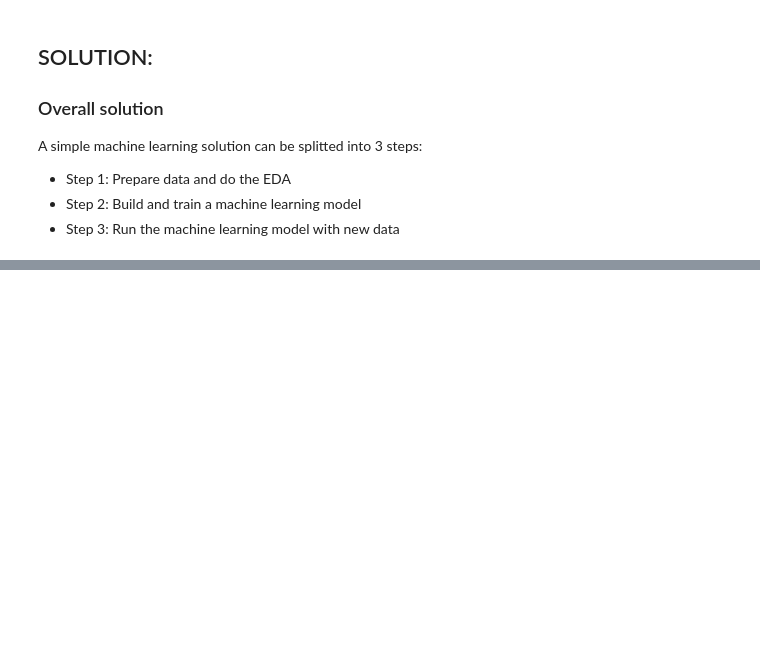
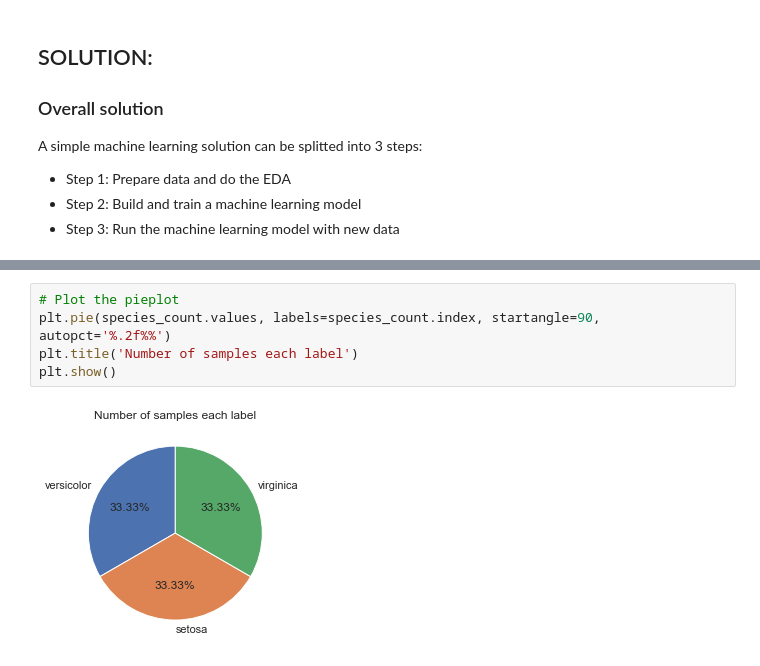
Before and after one commit to MinhHuuNguyen/mci-python, a Jupyter notebook: python/solution_iris_dataset.ipynb, the cells around one changed output, grey strips where cells are left out. Cells and saved outputs as stored; diff of their text form; blank space fills up the shorter version.

```diff
--- a/python/solution_iris_dataset.ipynb
+++ b/python/solution_iris_dataset.ipynb
@@ -29,0 +113,7 @@ A simple machine learning solution can be splitted into 3 steps:
+# %%
+# Plot the pieplot
+plt.pie(species_count.values, labels=species_count.index, startangle=90, autopct='%.2f%%')
+plt.title('Number of samples each label')
+plt.show()
+# %% [output]
+[figure, added]
```
Also changed, not shown: parts of 38 cells of this notebook, 1 other file.
